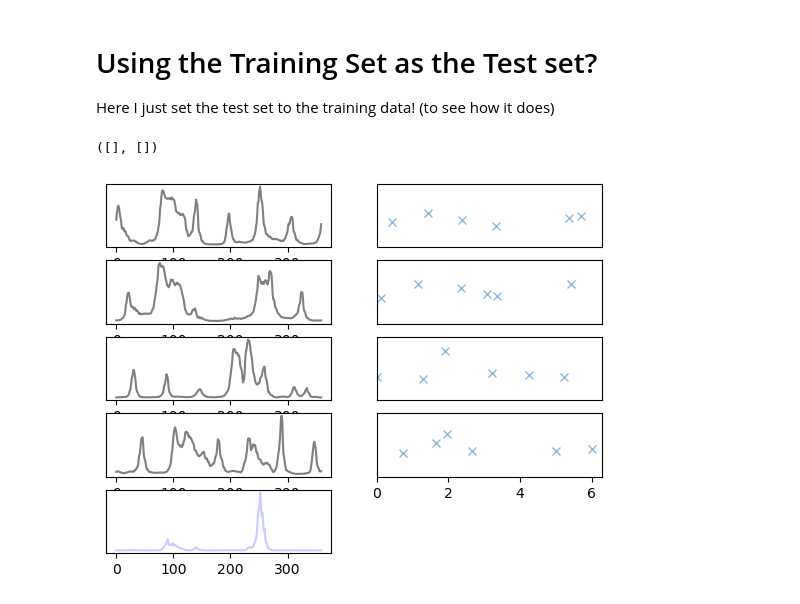
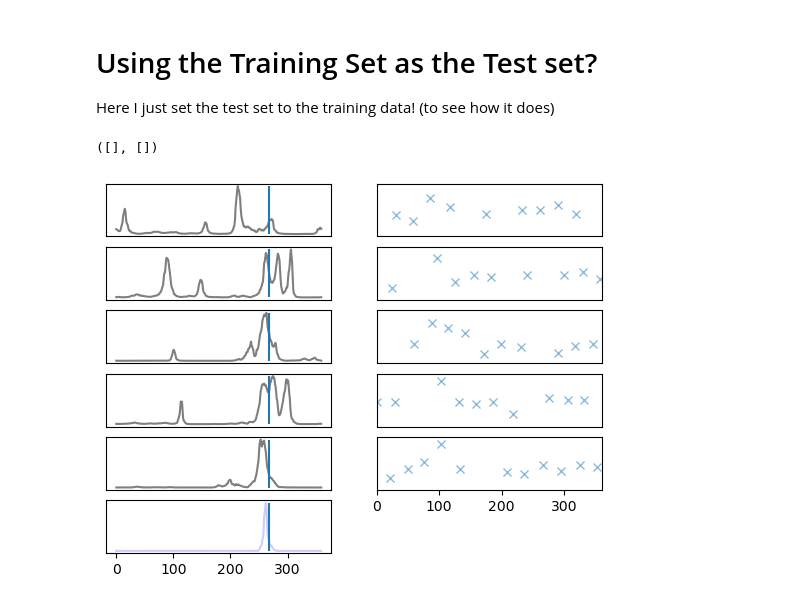
Before and after one commit to SheffieldMLtracking/BLEanalysis, a Jupyter notebook: jupyter/Combining Inference.ipynb, the cells around one changed output. Drawn from its saved outputs; the diff is of its cells as text; code cells hidden in the pictures.

```diff
--- a/jupyter/Combining Inference.ipynb
+++ b/jupyter/Combining Inference.ipynb
@@ -27,44 +27,31 @@ Here I just set the test set to the training data! (to see how it does)
 #angles_testset = Angles(testsigs,noisevar=10**2)
 # %%
-def normalise_logs_to_ps(logp):
-    p = np.exp(logp - np.max(logp))
-    p/= np.sum(p)
-    return p
-
-def gen_sample(burst_length, sample_interval, accept_missing = 2):
-    """Generates one sample with required parameters
-    burst_length = how many milliseconds the burst takes
-    sample_interval = how long between samples during the burst
-    accept_missing = maximum number of samples without an observation"""
-
-    intervals = np.arange(-burst_length/2,burst_length,sample_interval)
-    while True:
-        obs, obs_angles = getSample(testsigs.data,89e4+np.random.rand()*100000,intervals,raw=True,exclude_missing=10)
-        if np.sum(np.isnan(obs))>accept_missing: continue
-        break
-    return obs, obs_angles
-
 total_logp = np.zeros(360)
-N = 4
+N = 5
 for i in range(N):
-    obs,obs_angles = gen_sample(1600,300)
+    obs,obs_angles = testsigs.getSample(1100,150)
     logp,errs,avgAtAngles,keptObs = angles.infer(obs,obs_angles)
     total_logp+=logp
     plt.subplot(N+1,2,2*i+1)
-    plt.plot(normalise_logs_to_ps(logp),'-k',alpha=0.5)
+    ps = normalise_logs_to_ps(logp)
+    plt.plot(ps,'-k',alpha=0.5)
+    plt.vlines(360-93,0,np.max(ps))
+
     plt.yticks([],[])
-    plt.xticks([]
+    plt.xticks([],[])
     plt.subplot(N+1,2,2*i+2)
 
-    plt.plot(obs_angles,obs,'x',alpha=0.5)
-    plt.xlim([0,2*np.pi])
+    plt.plot(np.rad2deg(obs_angles),obs,'x',alpha=0.5)
+    plt.xlim([0,360])
     plt.ylim([-100,-70])
     plt.yticks([],[])
     if i<N-1: plt.xticks([],[])
 plt.subplot(N+1,2,2*N+1)
-plt.plot(normalise_logs_to_ps(total_logp),'-b',alpha=0.2)
+total_ps = normalise_logs_to_ps(total_logp)
+plt.plot(total_ps,'-b',alpha=0.2)
+plt.vlines(360-93,0,np.max(total_ps))
 #plt.ylim([0,0.4])
 plt.yticks([],[])
 # %% [output]
 ([], [])
-[figure, old version]
+[figure, new version]
```
Also changed, not shown: parts of 7 cells of this notebook, 7 other files.
